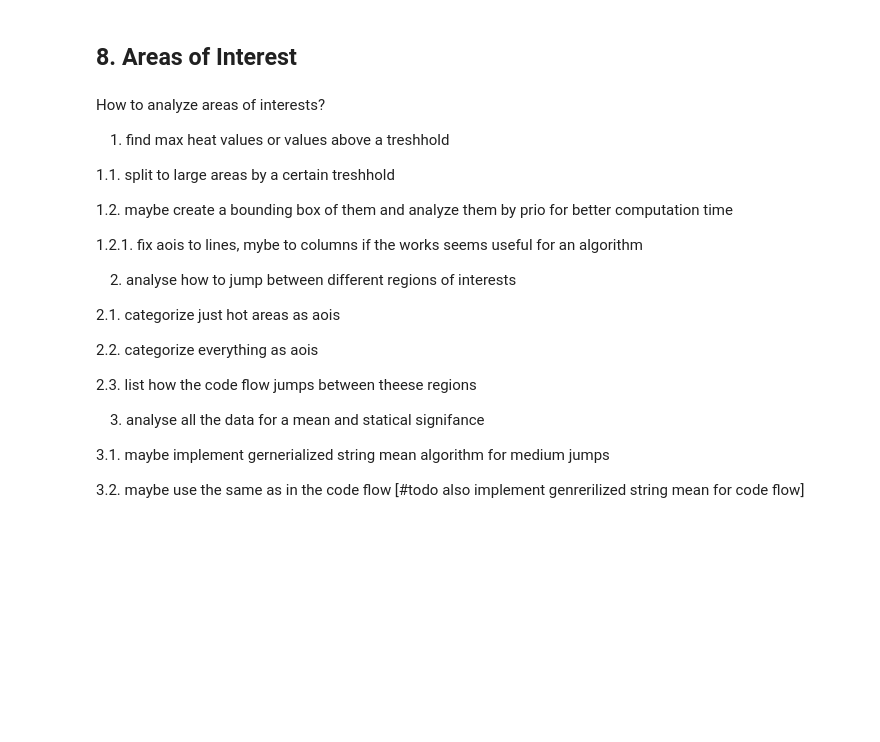
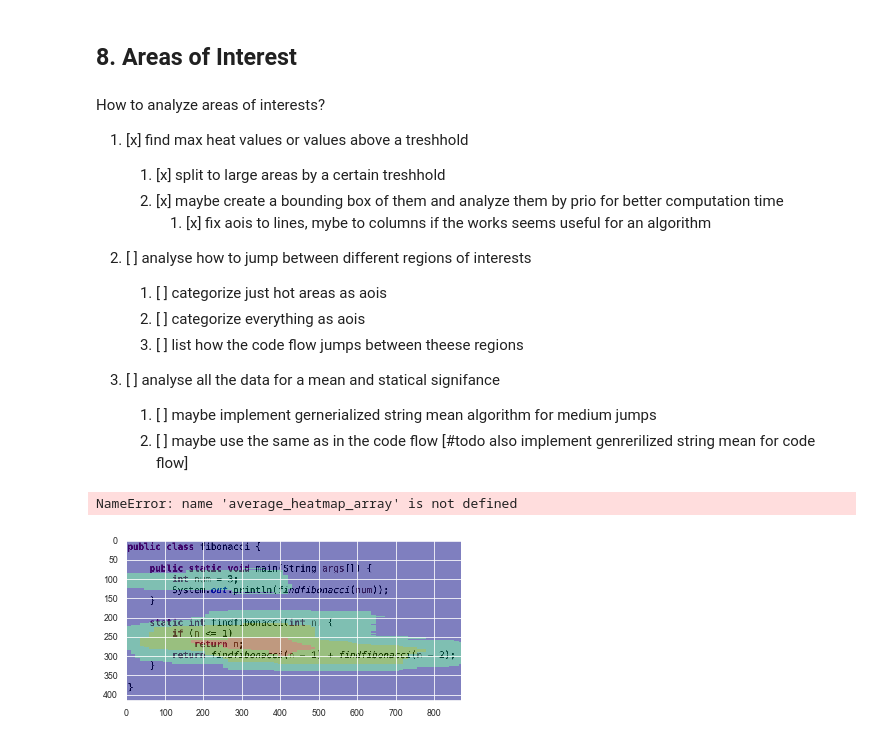
Before and after one commit to brains-on-code/REyeker, a Jupyter notebook: REyeker-DataAnalyses-Python/rEYEker_Pipeline.ipynb, the cells around one changed output. Drawn from its saved outputs; the diff is of its cells as text; code cells hidden in the pictures; blank space fills up the shorter version.

Commit message:
implemented idea for median string

```diff
--- a/REyeker-DataAnalyses-Python/rEYEker_Pipeline.ipynb
+++ b/REyeker-DataAnalyses-Python/rEYEker_Pipeline.ipynb
@@ -307,6 +307,7 @@ for idx, heatmap_array in enumerate(heatmaps_matrix):
 create heatmaps
 # %%
 average_heatmap_array = []
+avergae_heatmask_array = []
 
 # iterate over all the datasets
 for idx, stimulus_dataset in enumerate(visual_stimulus_data_matrix):
@@ -315,8 +316,9 @@ for idx, stimulus_dataset in enumerate(visual_stimulus_data_matrix):
     time_measurements = None
     if len(timestamps_data_matrix) > idx:
         time_measurements = timestamps_data_matrix[idx]
-    im = rEYEker.draw_average_shape_heat_map_rel(image, visual_measurements, click_setting, 1.0, .0, time_measurements, should_copy=True)
+    im, mask = rEYEker.draw_average_shape_heat_map_rel(image, visual_measurements, click_setting, 1.0, .0, time_measurements, should_copy=True)
     average_heatmap_array.append(im)
+    avergae_heatmask_array.append(mask)
 # %% [markdown]
 save heatmaps
 # %%
@@ -690,24 +692,52 @@ create_statical_data(df_similarity_array, ['Similarity']*len(df_similarity_array
 # %% [markdown]
 How to analyze areas of interests?
 
-1. find max heat values or values above a treshhold
+1. [x] find max heat values or values above a treshhold
+    1. [x] split to large areas by a certain treshhold
+    2. [x] maybe create a bounding box of them and analyze them by prio for better computation time
+        1. [x] fix aois to lines, mybe to columns if the works seems useful for an algorithm
 
-1.1. split to large areas by a certain treshhold
+2. [ ] analyse how to jump between different regions of interests
+    1. [ ] categorize just hot areas as aois
+    2. [ ] categorize everything as aois
+    3. [ ] list how the code flow jumps between theese regions
 
-1.2. maybe create a bounding box of them and analyze them by prio for better computation time
-
-1.2.1. fix aois to lines, mybe to columns if the works seems useful for an algorithm
-
-2. analyse how to jump between different regions of interests
-
-2.1. categorize just hot areas as aois
-
-2.2. categorize everything as aois
-
-2.3. list how the code flow jumps between theese regions
-
-3. analyse all the data for a mean and statical signifance
-
-3.1. maybe implement gernerialized string mean algorithm for medium jumps
-
-3.2. maybe use the same as in the code flow [#todo also implement genrerilized string mean for code flow]
+3. [ ] analyse all the data for a mean and statical signifance
+    1. [ ] maybe implement gernerialized string mean algorithm for medium jumps
+    2. [ ] maybe use the same as in the code flow [#todo also implement genrerilized string mean for code flow]
+# %%
+import modules.HeatmapHelpers as heathelpers
+
+shape = average_heatmap_array[0].shape[0], average_heatmap_array[0].shape[1], 1
+width = shape[1]
+
+data = np.array(avergae_heatmask_array[0])
+data = np.reshape(data, shape)
+
+treshhold = 0.3
+chunk_width = 12
+value = 1.0 / treshhold
+data = np.rint(data * value) / value
+
+tmp = data.flatten().tolist()
+im = image_array[0].copy()
+heathelpers.draw_heat(im, tmp)
+
+imgplot0 = plt.imshow(im)
+# %% [output]
+NameError: name 'average_heatmap_array' is not defined
+# %%
+horizontal_data = np.zeros(data.shape)
+
+for height_idx in range(len(data)):
+    for val in range(0, width, chunk_width):
+        max_val = data[height_idx, val:(val+chunk_width)].max()
+        horizontal_data[height_idx, val:(val+chunk_width)] = max_val
+
+tmp = horizontal_data.flatten().tolist()
+im = image_array[0].copy()
+heathelpers.draw_heat(im, tmp)
+
+imgplot0 = plt.imshow(im)
+# %% [output]
+[figure, added]
```
Also changed, not shown: parts of 6 cells of this notebook, 2 other files.
